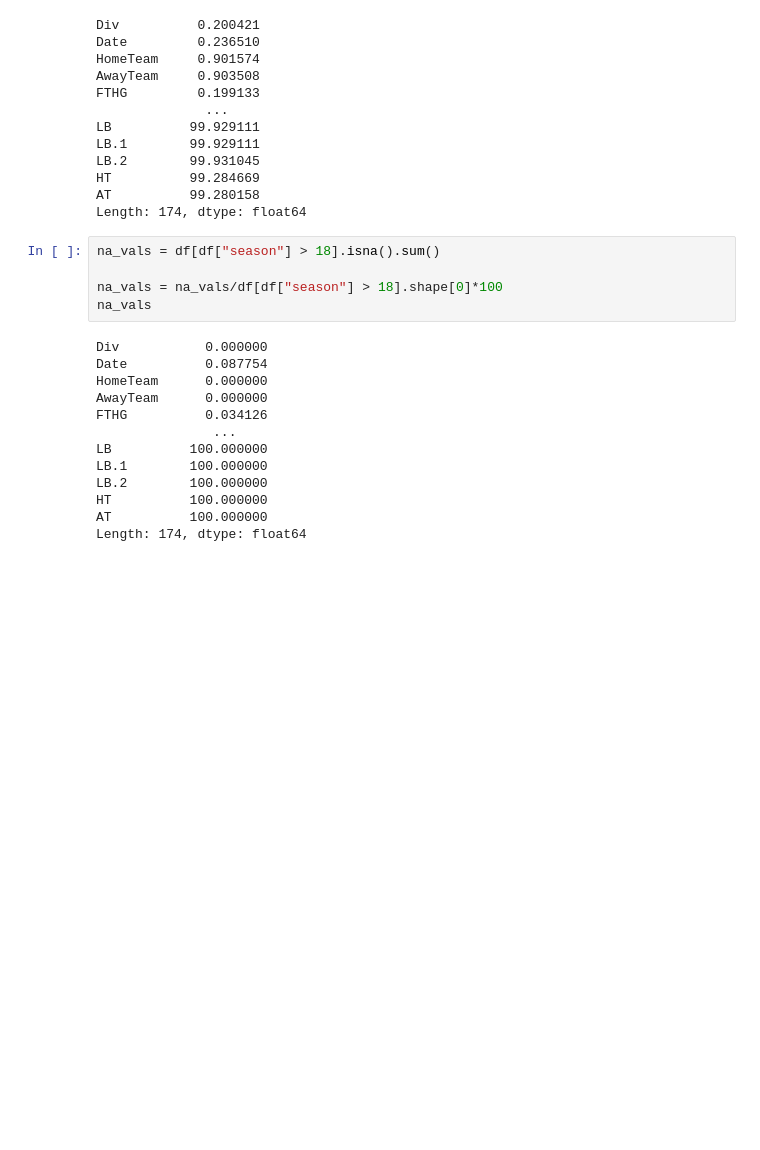
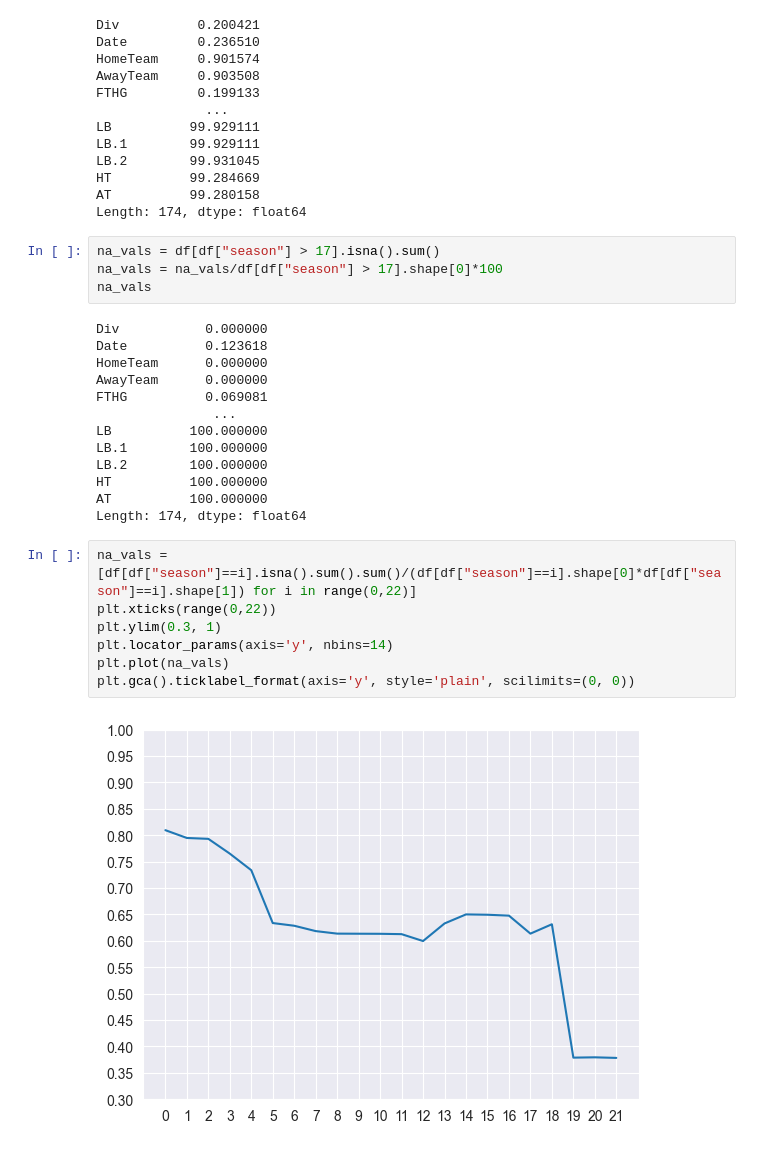
Before and after one commit to balooooooooo/machine-learning-2-coursework, a Jupyter notebook: preprocessing.ipynb, the cells around one changed output. Saved outputs shown, nothing was run; the diff lists cells and outputs as text; blank space fills up the shorter version.

Commit message:
wip plots of NA values

```diff
--- a/preprocessing.ipynb
+++ b/preprocessing.ipynb
@@ -75,16 +77,15 @@ HT          99.284669
 AT          99.280158
 Length: 174, dtype: float64
 # %%
-na_vals = df[df["season"] > 18].isna().sum()
-
-na_vals = na_vals/df[df["season"] > 18].shape[0]*100
+na_vals = df[df["season"] > 17].isna().sum()
+na_vals = na_vals/df[df["season"] > 17].shape[0]*100
 na_vals
 # %% [output]
 Div           0.000000
-Date          0.087754
+Date          0.123618
 HomeTeam      0.000000
 AwayTeam      0.000000
-FTHG          0.034126
+FTHG          0.069081
                ...
 LB          100.000000
 LB.1        100.000000
@@ -92,3 +93,12 @@ LB.2        100.000000
 HT          100.000000
 AT          100.000000
 Length: 174, dtype: float64
+# %%
+na_vals = [df[df["season"]==i].isna().sum().sum()/(df[df["season"]==i].shape[0]*df[df["season"]==i].shape[1]) for i in range(0,22)]
+plt.xticks(range(0,22))
+plt.ylim(0.3, 1)
+plt.locator_params(axis='y', nbins=14)
+plt.plot(na_vals)
+plt.gca().ticklabel_format(axis='y', style='plain', scilimits=(0, 0))
+# %% [output]
+[figure, added]
```
Also changed, not shown: parts of 1 cell of this notebook.
